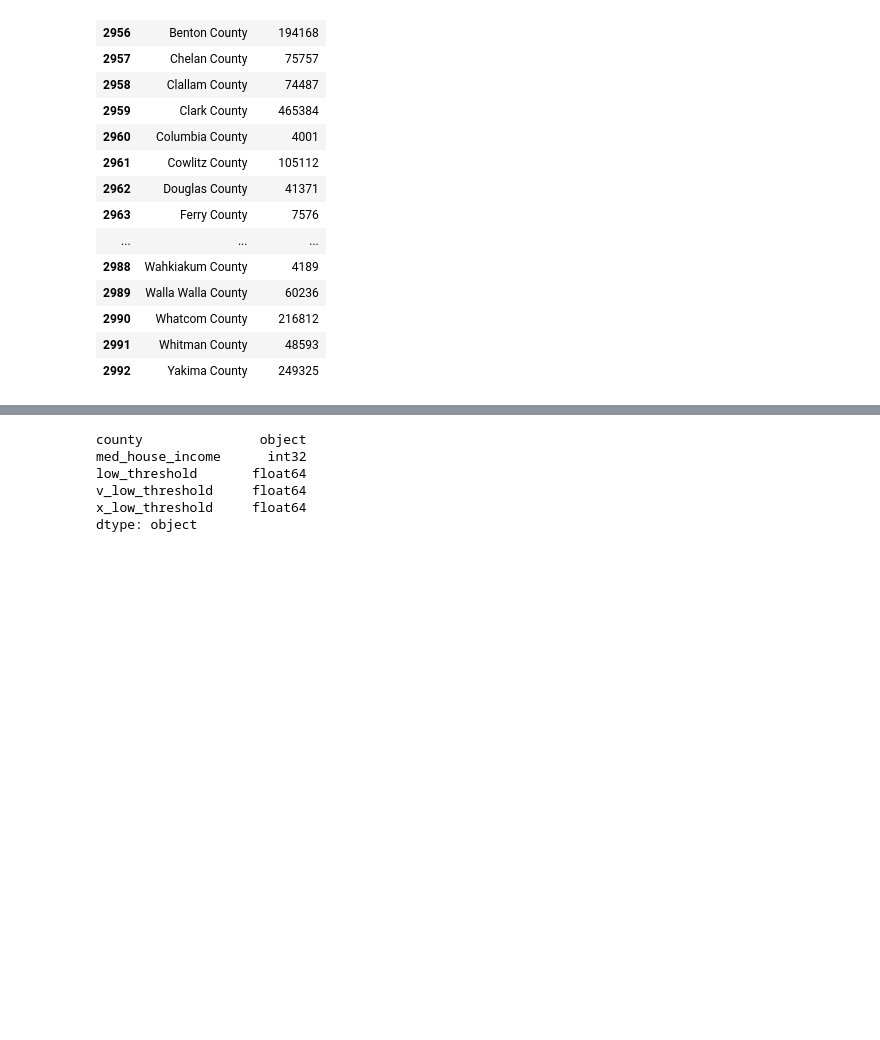
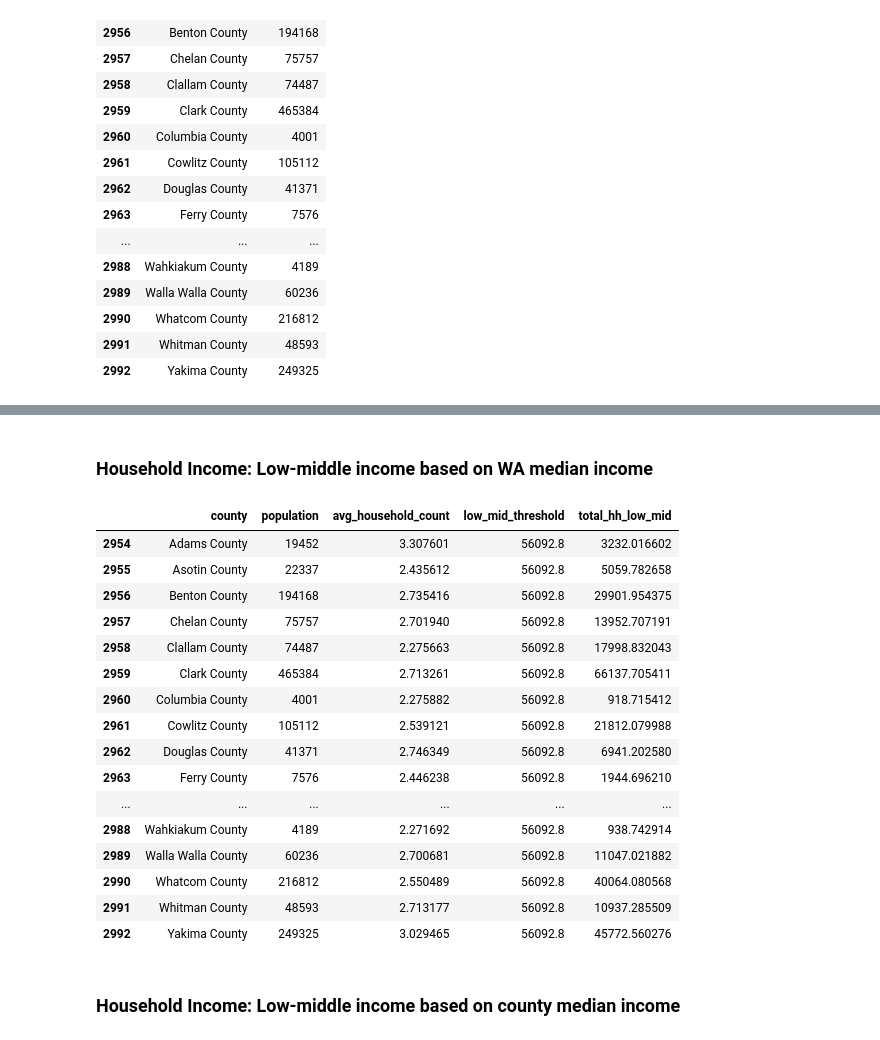
Before and after one commit to allisoncstafford/carbonWA, a Jupyter notebook: low_income.ipynb, the cells around one changed output, grey strips where cells are left out. Saved outputs shown, nothing was run; the diff lists cells and outputs as text; code cells hidden in the pictures; blank space fills up the shorter version.

```diff
--- a/low_income.ipynb
+++ b/low_income.ipynb
@@ -131,3 +146,36 @@ people in low income households based on avg household size: 2583893.0 - 3130602
+# %%
+def get_col(n, cols):
+    """returns the index and range of the column where n falls within the column range
+    params:
+      n: value
+      cols: list of lists [[col0_min, col0_max], [col1_min, col1_max], [col2_min, col2_max], ...]
+    returns:
+      (index, range_min, range_max)"""
+    for i, col in enumerate(cols):
+        if (i == 0) or (n > col[1] and not np.isnan(col[1])):
+            continue
+        return i
+
+def cal_partial_col(threshold, col_min, col_max, n_hh):
+    """returns the number of households proportionate to the location of the threshold within the range of incomes
+    """
+    return (threshold - col_min) / (col_max - col_min) * n_hh
+
+def est_households(est_hh, threshold, income_cols, house_income):
+    """Estimates the number of households with incomes below the threshold
+
+    params:
+      est_hh: data frame with column [threshold name]_threshold """
+    est_hh['column_i'] = est_hh[threshold +'_threshold'].apply(lambda x: get_col(x, income_cols))
+    est_hh['col_min'] = [income_cols[i][0] for i in est_hh['column_i']]
+    est_hh['col_max'] = [income_cols[i][1] for i in est_hh['column_i']]
+    est_hh['sum_below'] = [sum(house_income.iloc[index, 1:column])
+                               for index, column in enumerate(est_hh['column_i'])]
+    est_hh['partial_ratio'] = ((est_hh[threshold +'_threshold'] - est_hh['col_min']) /
+                             (est_hh['col_max'] - est_hh['col_min']))
+    est_hh['n_hh_in_band'] = [house_income.iloc[index, column] for index, column in enumerate(est_hh['column_i'])]
+    est_hh['total_hh_' + threshold] = est_hh['sum_below'] + est_hh['n_hh_in_band']*est_hh['partial_ratio']
+    return est_hh.drop(columns=['column_i', 'col_min', 'col_max', 'sum_below', 'partial_ratio', 'n_hh_in_band'])
 # %%
 income_80 = .8 * median_house_income
 income_75 = .75 * median_house_income
@@ -307,9 +382,26 @@ c_populations[['county','avg_household_count']]
-# %%
-c_median_house_income.dtypes
-# %% [output]
-county               object
-med_house_income      int32
-low_threshold       float64
-v_low_threshold     float64
-x_low_threshold     float64
-dtype: object
+# %% [markdown]
+### Household Income: Low-middle income based on WA median income
+# %%
+wa_counties_lm_count = c_populations.copy()
+wa_counties_lm_count['low_mid_threshold'] = median_house_income * .8
+wa_counties_lm_count = est_households(wa_counties_lm_count, 'low_mid', income_cols, c_house_income)
+# %%
+wa_counties_lm_count
+# %% [output]
+|  | county | population | avg_household_count | low_mid_threshold | total_hh_low_mid |
+| 2954 | Adams County | 19452 | 3.307601 | 56092.8 | 3232.016602 |
+| 2955 | Asotin County | 22337 | 2.435612 | 56092.8 | 5059.782658 |
+| 2956 | Benton County | 194168 | 2.735416 | 56092.8 | 29901.954375 |
+| 2957 | Chelan County | 75757 | 2.701940 | 56092.8 | 13952.707191 |
+| 2958 | Clallam County | 74487 | 2.275663 | 56092.8 | 17998.832043 |
+| 2959 | Clark County | 465384 | 2.713261 | 56092.8 | 66137.705411 |
+| 2960 | Columbia County | 4001 | 2.275882 | 56092.8 | 918.715412 |
+| 2961 | Cowlitz County | 105112 | 2.539121 | 56092.8 | 21812.079988 |
+| 2962 | Douglas County | 41371 | 2.746349 | 56092.8 | 6941.202580 |
+| 2963 | Ferry County | 7576 | 2.446238 | 56092.8 | 1944.696210 |
+| ... | ... | ... | ... | ... | ... |
+| 2988 | Wahkiakum County | 4189 | 2.271692 | 56092.8 | 938.742914 |
+| 2989 | Walla Walla County | 60236 | 2.700681 | 56092.8 | 11047.021882 |
+| 2990 | Whatcom County | 216812 | 2.550489 | 56092.8 | 40064.080568 |
+| 2991 | Whitman County | 48593 | 2.713177 | 56092.8 | 10937.285509 |
+| 2992 | Yakima County | 249325 | 3.029465 | 56092.8 | 45772.560276 |
@@ -316,3 +410,5 @@ dtype: object
+# %% [markdown]
+### Household Income: Low-middle income based on county median income
 # %%
 c_median_house_income = wa_counties.loc[:, ['COUNTY','AJZAE001']]
 c_median_house_income.columns = ['county', 'med_house_income']
```
Also changed, not shown: parts of 25 cells of this notebook, 2 other files.
